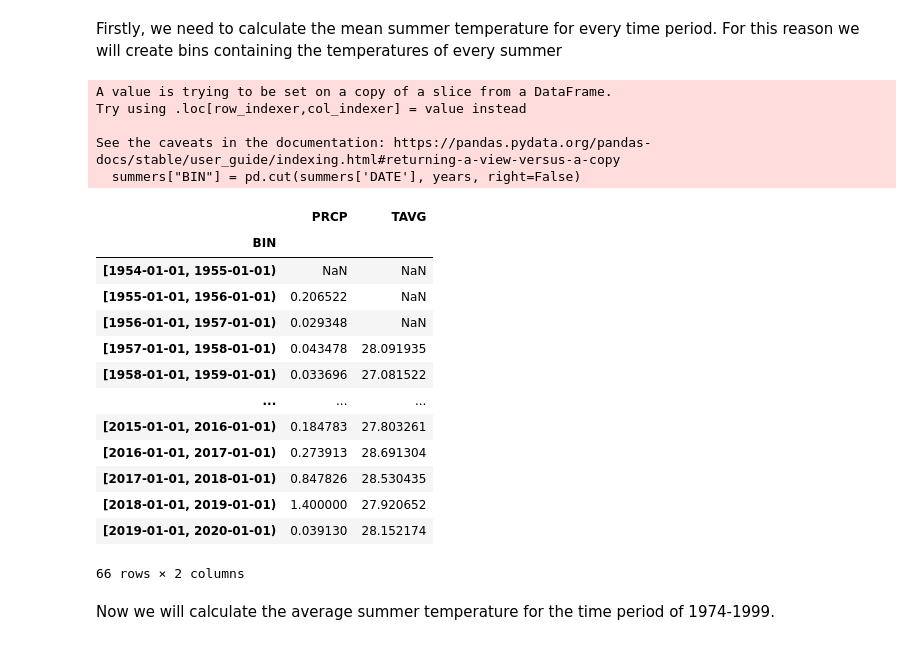
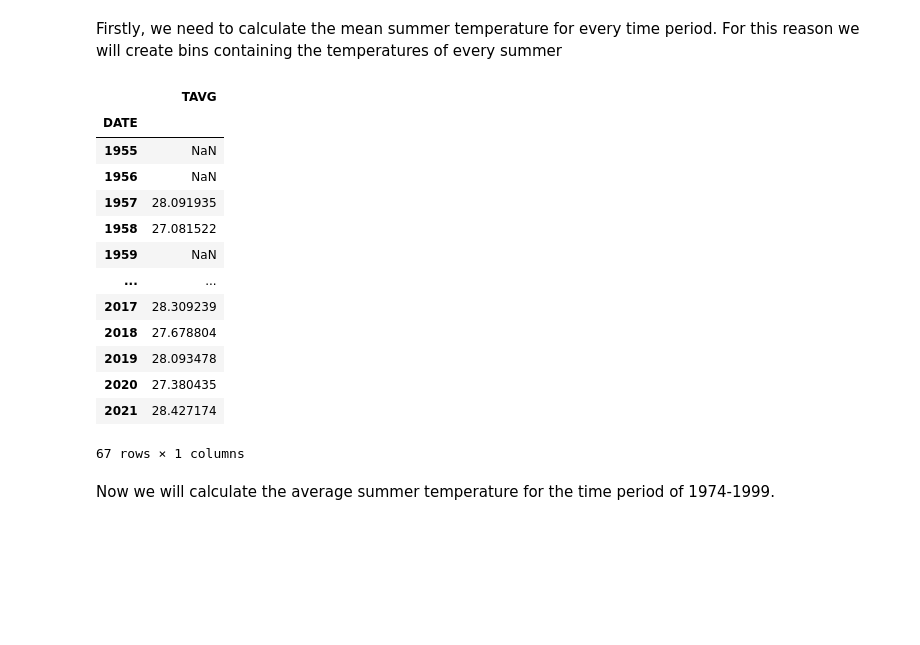
Before and after one commit to gliargovas/AML_2021_Assignments, a Jupyter notebook: Assignment1.ipynb, the cells around one changed output. Drawn from its saved outputs; the diff is of its cells as text; code cells hidden in the pictures; blank space fills up the shorter version.

```diff
--- a/Assignment1.ipynb
+++ b/Assignment1.ipynb
@@ -302,31 +284,22 @@ Firstly, we need to calculate the mean summer temperature for every time period.
 # %%
 summers = combined_data[combined_data.DATE.dt.month.between(6,8)]
 
-years = [np.datetime64(int(d) - 1971, "Y") for d in summers.DATE.dt.year.unique()]
-
-summers["BIN"] = pd.cut(summers['DATE'], years, right=False)
-
-summer_means = summers.groupby(summers["BIN"]).mean()
+summer_means = summers.groupby(summers["DATE"].dt.year).mean()
 summer_means
 # %% [output]
+|  | TAVG |
+| DATE |  |
+| 1955 | NaN |
+| 1956 | NaN |
+| 1957 | 28.091935 |
+| 1958 | 27.081522 |
+| 1959 | NaN |
+| ... | ... |
+| 2017 | 28.309239 |
+| 2018 | 27.678804 |
+| 2019 | 28.093478 |
+| 2020 | 27.380435 |
+| 2021 | 28.427174 |
-A value is trying to be set on a copy of a slice from a DataFrame.
-Try using .loc[row_indexer,col_indexer] = value instead
-
-See the caveats in the documentation: https://pandas.pydata.org/pandas-docs/stable/user_guide/indexing.html#returning-a-view-versus-a-copy
-  summers["BIN"] = pd.cut(summers['DATE'], years, right=False)
+67 rows × 1 columns
-|  | PRCP | TAVG |
-| BIN |  |  |
-| [1954-01-01, 1955-01-01) | NaN | NaN |
-| [1955-01-01, 1956-01-01) | 0.206522 | NaN |
-| [1956-01-01, 1957-01-01) | 0.029348 | NaN |
-| [1957-01-01, 1958-01-01) | 0.043478 | 28.091935 |
-| [1958-01-01, 1959-01-01) | 0.033696 | 27.081522 |
-| ... | ... | ... |
-| [2015-01-01, 2016-01-01) | 0.184783 | 27.803261 |
-| [2016-01-01, 2017-01-01) | 0.273913 | 28.691304 |
-| [2017-01-01, 2018-01-01) | 0.847826 | 28.530435 |
-| [2018-01-01, 2019-01-01) | 1.400000 | 27.920652 |
-| [2019-01-01, 2020-01-01) | 0.039130 | 28.152174 |
-66 rows × 2 columns
 # %% [markdown]
 Now we will calculate the average summer temperature for the time period of 1974-1999.
```
Also changed, not shown: parts of 12 cells of this notebook.
